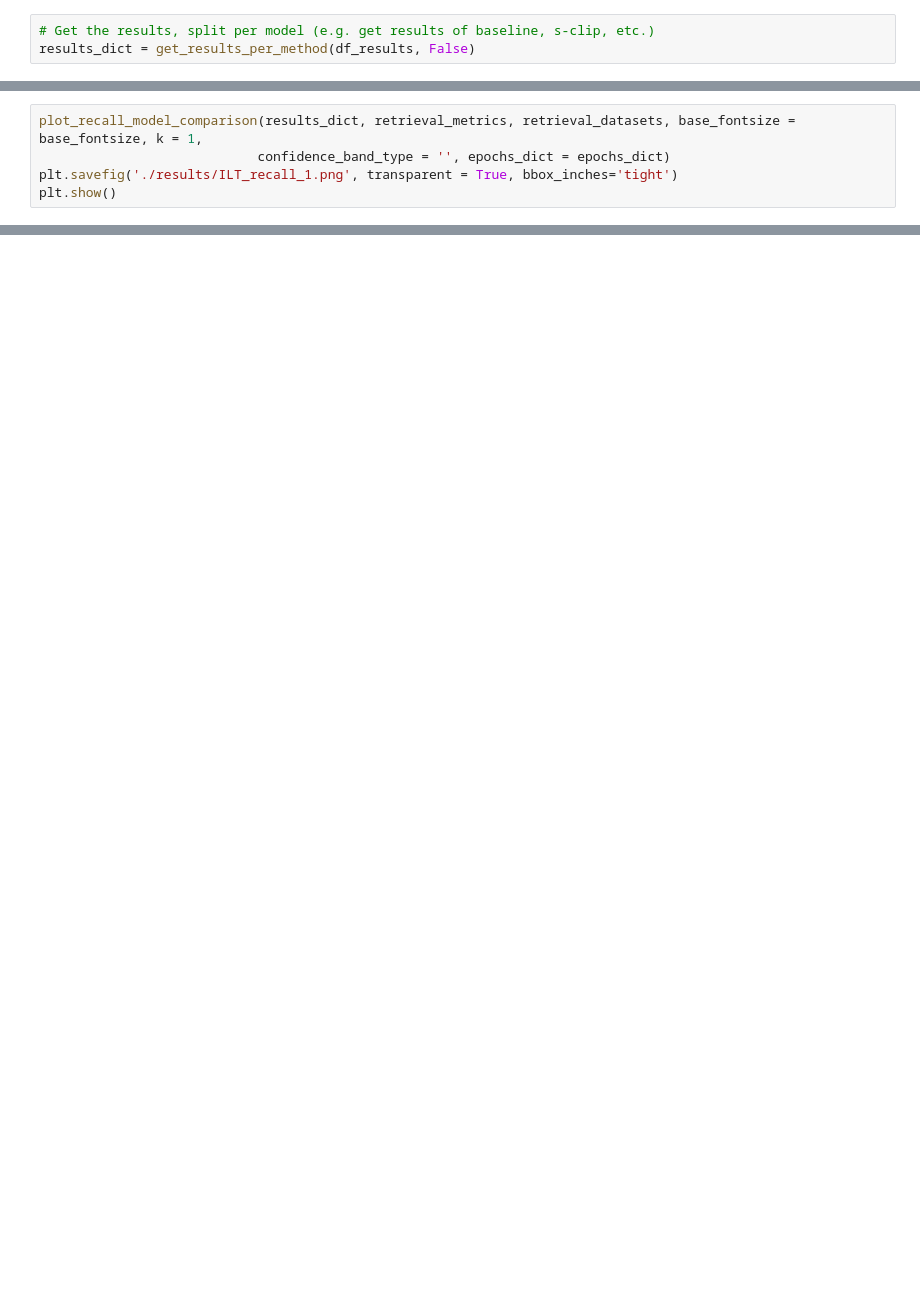
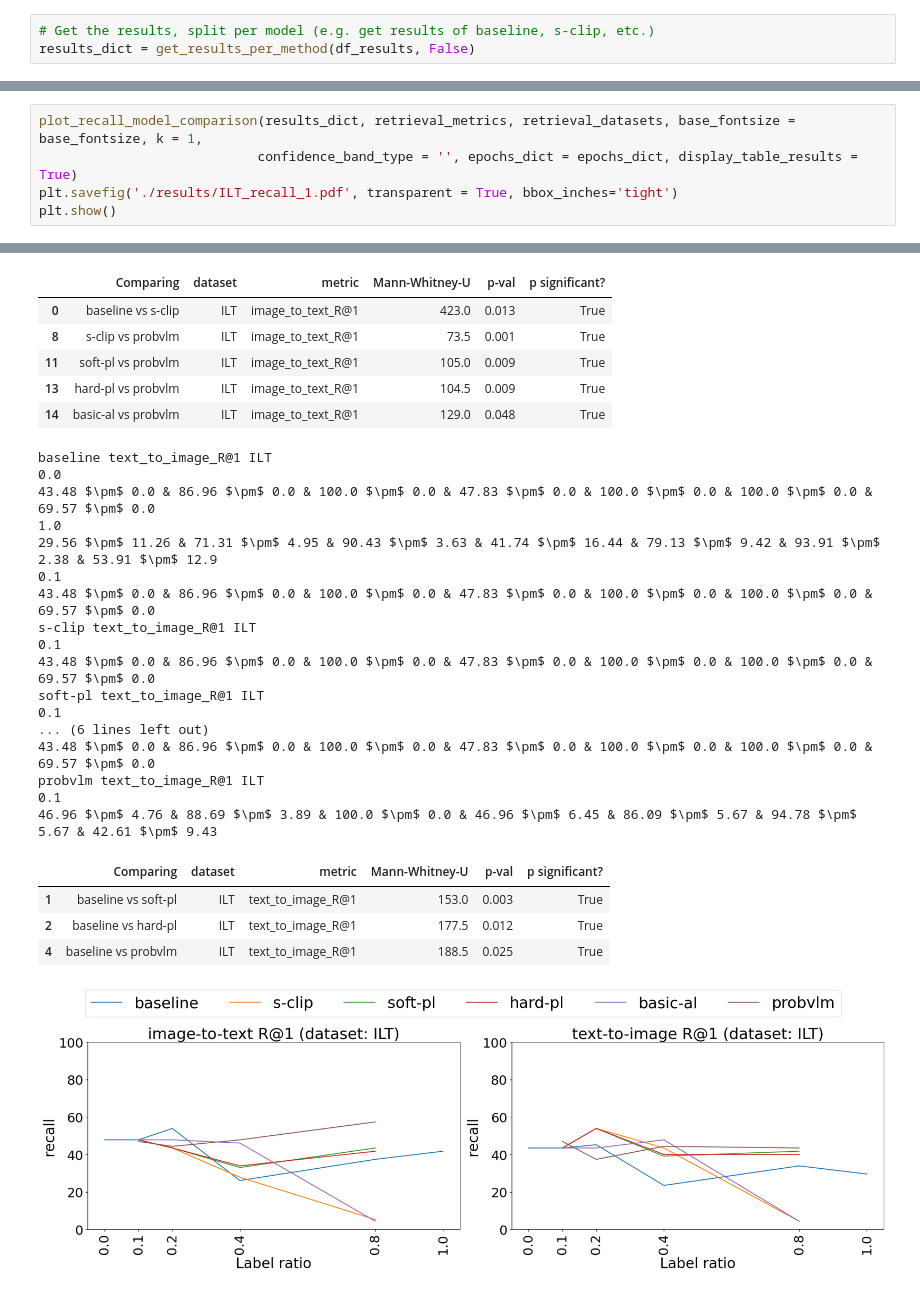
Before and after one commit to nataliehh/thesis2023-2024, a Jupyter notebook: ILT_results_analysis.ipynb, the cells around one changed output, grey strips where cells are left out. Drawn from its saved outputs; the diff is of its cells as text; blank space fills up the shorter version.

```diff
--- a/ILT_results_analysis.ipynb
+++ b/ILT_results_analysis.ipynb
@@ -314,5 +328,6 @@ ValueError: need at least one array to concatenate
 # %%
 plot_recall_model_comparison(results_dict, retrieval_metrics, retrieval_datasets, base_fontsize = base_fontsize, k = 1,
-                            confidence_band_type = '', epochs_dict = epochs_dict)
-plt.savefig('./results/ILT_recall_1.png', transparent = True, bbox_inches='tight')
+                            confidence_band_type = '', epochs_dict = epochs_dict, display_table_results = True)
+plt.savefig('./results/ILT_recall_1.pdf', transparent = True, bbox_inches='tight')
 plt.show()
+# %% [output]
@@ -319,2 +351,30 @@ plt.show()
+|  | Comparing | dataset | metric | Mann-Whitney-U | p-val | p significant? |
+| 0 | baseline vs s-clip | ILT | image_to_text_R@1 | 423.0 | 0.013 | True |
+| 8 | s-clip vs probvlm | ILT | image_to_text_R@1 | 73.5 | 0.001 | True |
+| 11 | soft-pl vs probvlm | ILT | image_to_text_R@1 | 105.0 | 0.009 | True |
+| 13 | hard-pl vs probvlm | ILT | image_to_text_R@1 | 104.5 | 0.009 | True |
+| 14 | basic-al vs probvlm | ILT | image_to_text_R@1 | 129.0 | 0.048 | True |
+baseline text_to_image_R@1 ILT
+0.0
+43.48 $\pm$ 0.0 & 86.96 $\pm$ 0.0 & 100.0 $\pm$ 0.0 & 47.83 $\pm$ 0.0 & 100.0 $\pm$ 0.0 & 100.0 $\pm$ 0.0 & 69.57 $\pm$ 0.0
+1.0
+29.56 $\pm$ 11.26 & 71.31 $\pm$ 4.95 & 90.43 $\pm$ 3.63 & 41.74 $\pm$ 16.44 & 79.13 $\pm$ 9.42 & 93.91 $\pm$ 2.38 & 53.91 $\pm$ 12.9
+0.1
+43.48 $\pm$ 0.0 & 86.96 $\pm$ 0.0 & 100.0 $\pm$ 0.0 & 47.83 $\pm$ 0.0 & 100.0 $\pm$ 0.0 & 100.0 $\pm$ 0.0 & 69.57 $\pm$ 0.0
+s-clip text_to_image_R@1 ILT
+0.1
+43.48 $\pm$ 0.0 & 86.96 $\pm$ 0.0 & 100.0 $\pm$ 0.0 & 47.83 $\pm$ 0.0 & 100.0 $\pm$ 0.0 & 100.0 $\pm$ 0.0 & 69.57 $\pm$ 0.0
+soft-pl text_to_image_R@1 ILT
+0.1
+... (6 lines left out)
+43.48 $\pm$ 0.0 & 86.96 $\pm$ 0.0 & 100.0 $\pm$ 0.0 & 47.83 $\pm$ 0.0 & 100.0 $\pm$ 0.0 & 100.0 $\pm$ 0.0 & 69.57 $\pm$ 0.0
+probvlm text_to_image_R@1 ILT
+0.1
+46.96 $\pm$ 4.76 & 88.69 $\pm$ 3.89 & 100.0 $\pm$ 0.0 & 46.96 $\pm$ 6.45 & 86.09 $\pm$ 5.67 & 94.78 $\pm$ 5.67 & 42.61 $\pm$ 9.43
+|  | Comparing | dataset | metric | Mann-Whitney-U | p-val | p significant? |
+| 1 | baseline vs soft-pl | ILT | text_to_image_R@1 | 153.0 | 0.003 | True |
+| 2 | baseline vs hard-pl | ILT | text_to_image_R@1 | 177.5 | 0.012 | True |
+| 4 | baseline vs probvlm | ILT | text_to_image_R@1 | 188.5 | 0.025 | True |
+[figure, added]
 # %%
 plot_recall_model_comparison(results_dict, retrieval_metrics, retrieval_datasets, base_fontsize = base_fontsize, k = 5,
```
Also changed, not shown: parts of 10 cells of this notebook, 4 other files.
